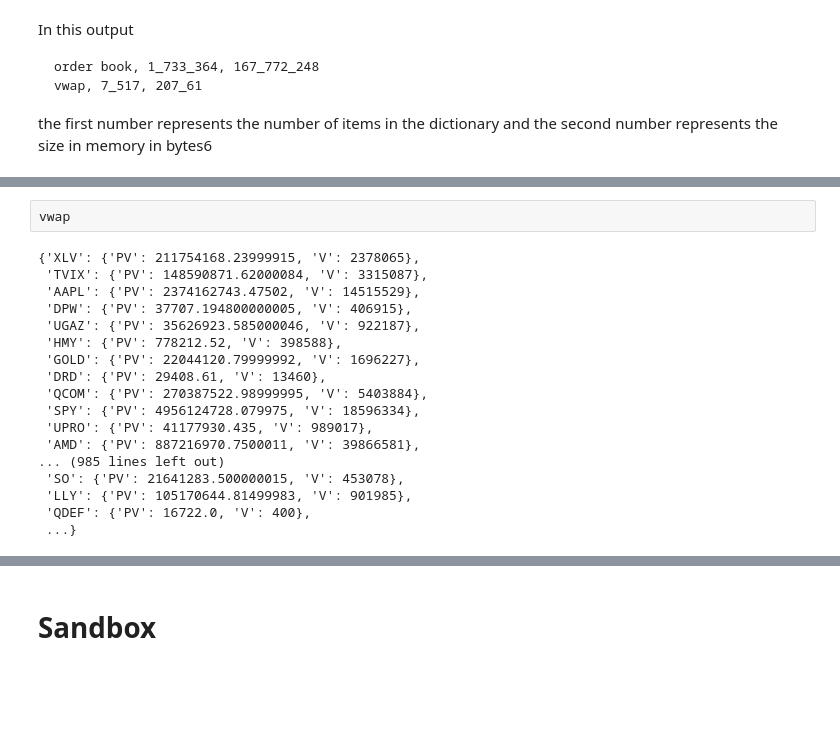
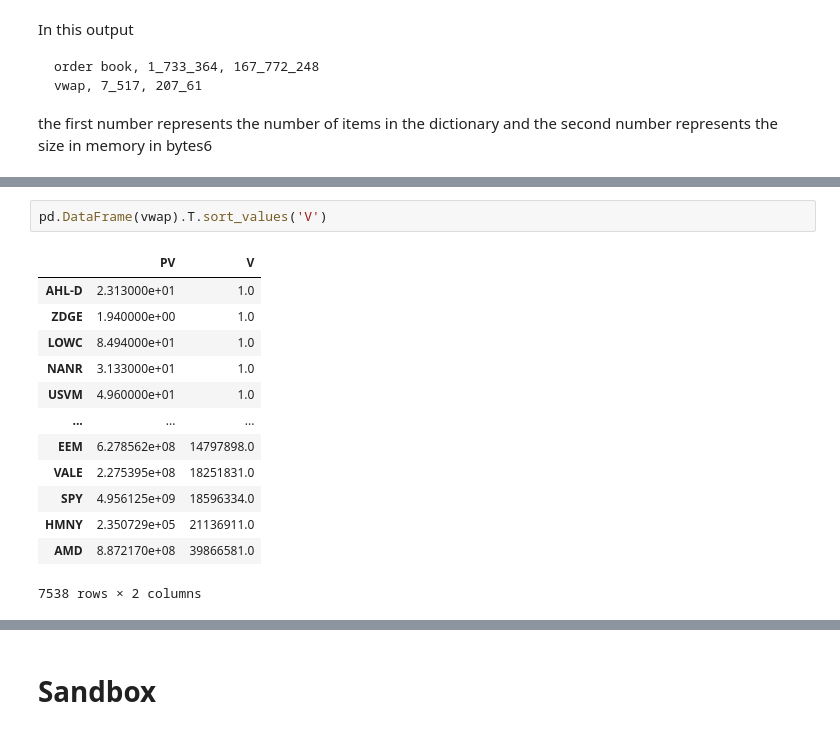
Before and after one commit to PSN221B/NASDAQ-ITCH-VWAP, a Jupyter notebook: ITCH parser.ipynb, the cells around one changed output, grey strips where cells are left out. Saved outputs shown, nothing was run; the diff lists cells and outputs as text; blank space fills up the shorter version.

```diff
--- a/ITCH parser.ipynb
+++ b/ITCH parser.ipynb
@@ -324,20 +324,16 @@ order_book
 # %%
-vwap
+pd.DataFrame(vwap).T.sort_values('V')
 # %% [output]
+|  | PV | V |
+| AHL-D | 2.313000e+01 | 1.0 |
+| ZDGE | 1.940000e+00 | 1.0 |
+| LOWC | 8.494000e+01 | 1.0 |
+| NANR | 3.133000e+01 | 1.0 |
+| USVM | 4.960000e+01 | 1.0 |
+| ... | ... | ... |
+| EEM | 6.278562e+08 | 14797898.0 |
+| VALE | 2.275395e+08 | 18251831.0 |
+| SPY | 4.956125e+09 | 18596334.0 |
+| HMNY | 2.350729e+05 | 21136911.0 |
+| AMD | 8.872170e+08 | 39866581.0 |
-{'XLV': {'PV': 211754168.23999915, 'V': 2378065},
- 'TVIX': {'PV': 148590871.62000084, 'V': 3315087},
- 'AAPL': {'PV': 2374162743.47502, 'V': 14515529},
- 'DPW': {'PV': 37707.194800000005, 'V': 406915},
- 'UGAZ': {'PV': 35626923.585000046, 'V': 922187},
- 'HMY': {'PV': 778212.52, 'V': 398588},
- 'GOLD': {'PV': 22044120.79999992, 'V': 1696227},
- 'DRD': {'PV': 29408.61, 'V': 13460},
- 'QCOM': {'PV': 270387522.98999995, 'V': 5403884},
- 'SPY': {'PV': 4956124728.079975, 'V': 18596334},
- 'UPRO': {'PV': 41177930.435, 'V': 989017},
- 'AMD': {'PV': 887216970.7500011, 'V': 39866581},
-... (985 lines left out)
- 'SO': {'PV': 21641283.500000015, 'V': 453078},
- 'LLY': {'PV': 105170644.81499983, 'V': 901985},
- 'QDEF': {'PV': 16722.0, 'V': 400},
- ...}
+7538 rows × 2 columns
```
Also changed, not shown: parts of 15 cells of this notebook, 1 other file.
